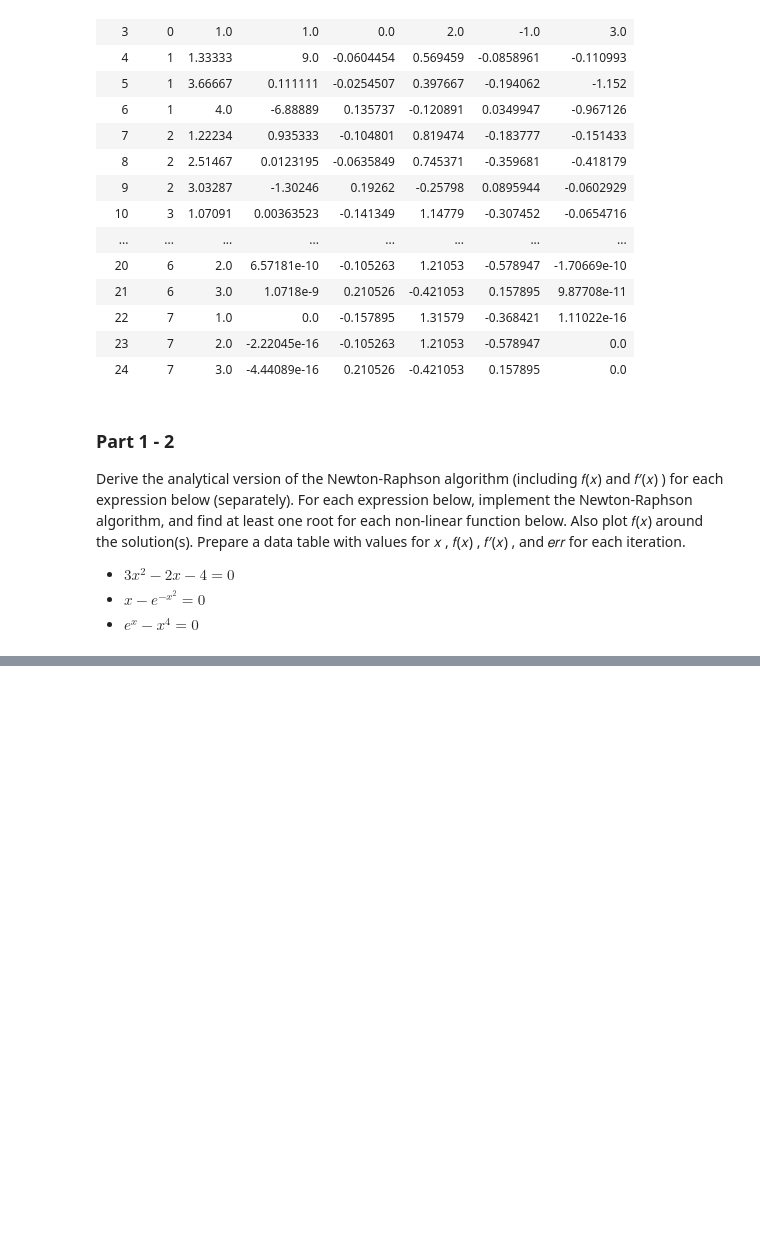
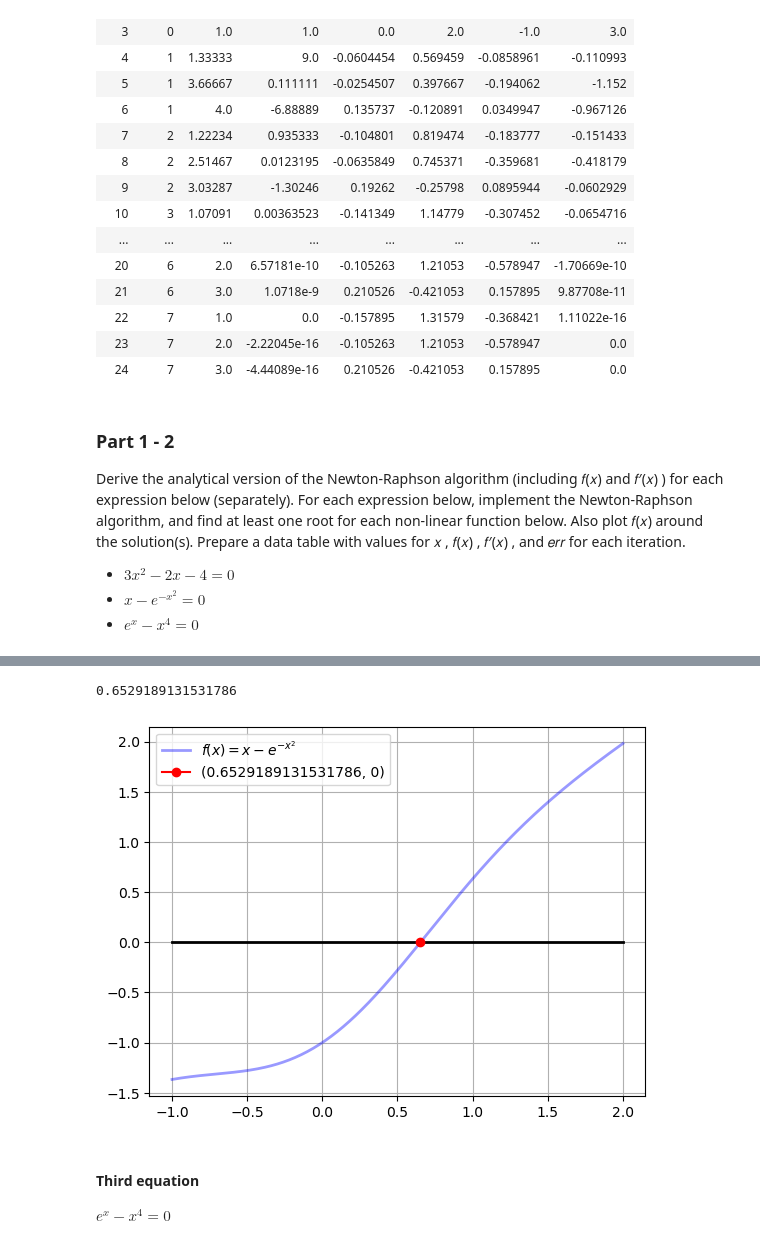
Before and after one commit to YawenZhang01/OptimizationWinter2023, a Jupyter notebook: assignments/Homework_6.ipynb, the cells around one changed output, grey strips where cells are left out. Saved outputs shown, nothing was run; the diff lists cells and outputs as text; code cells hidden in the pictures; blank space fills up the shorter version.

```diff
--- a/assignments/Homework_6.ipynb
+++ b/assignments/Homework_6.ipynb
@@ -120,0 +185,28 @@ Derive the analytical version of the Newton-Raphson algorithm (including  𝑓(
+# %%
+tol = 10.0^(-5)
+err = 10.0^5
+x0 = 0.1
+
+function f5(x)
+    x - exp((-x^2))
+end
+
+function f5p(x)
+    2*x*exp((-x^2))+1
+end
+
+k = 0
+resual = DataFrame(k=NaN,x=NaN,f=NaN,fp=NaN,err=NaN)
+
+while err>tol
+    x = x0 - f5(x0)/f5p(x0)
+    err = abs(x-x0)
+    if k==0
+        resual = DataFrame(k=k,x=x0,f=f5(x0),fp=f5p(x0),err=err)
+    else
+        push!(resual, ([k,x0,f5(x0),f5p(x0),err]))
+    end
+    x0 = x
+    k = k + 1
+end
+resual
@@ -120,0 +221,21 @@ Derive the analytical version of the Newton-Raphson algorithm (including  𝑓(
+# %%
+root = resual[4,2]
+# %% [output]
+0.6529189131531786
+# %%
+x = collect(-1 : 0.01 : 2)
+p5 = x .- exp.((-x.^2))
+
+fig, ax = subplots()
+
+ax.plot(x,p5,color="blue",linewidth=2,label=L"f(x) = x - e^{-x^2}",alpha=0.4)
+ax.plot(x,zeros(length(x)),color="black",linewidth=2,alpha=1)
+ax.plot(root,0,"-ro", alpha=1, label="($root, 0)")
+ax.legend(loc="upper left");
+ax.grid("on");
+# %% [output]
+[figure, added]
+# %% [markdown]
+#### Third equation
+
+$ 𝑒^𝑥−𝑥^4=0 $
```
Also changed, not shown: parts of 6 cells of this notebook.
